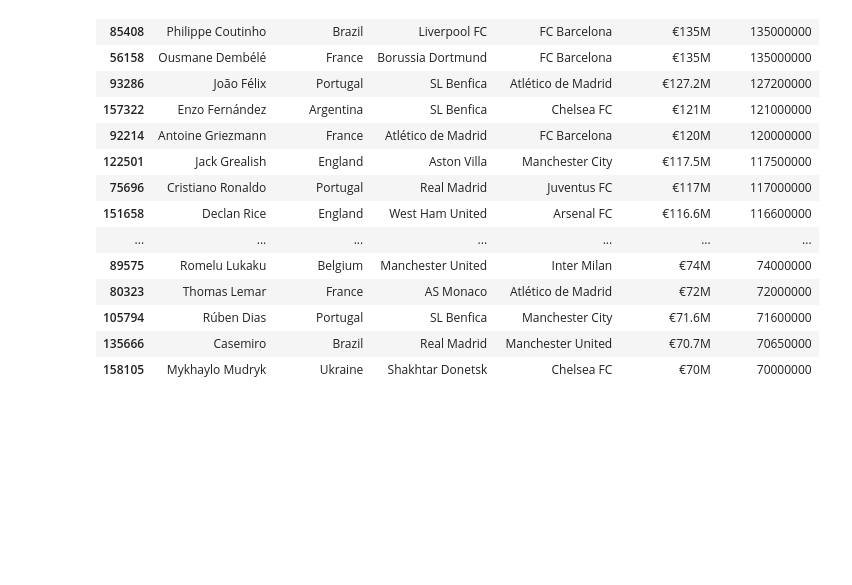
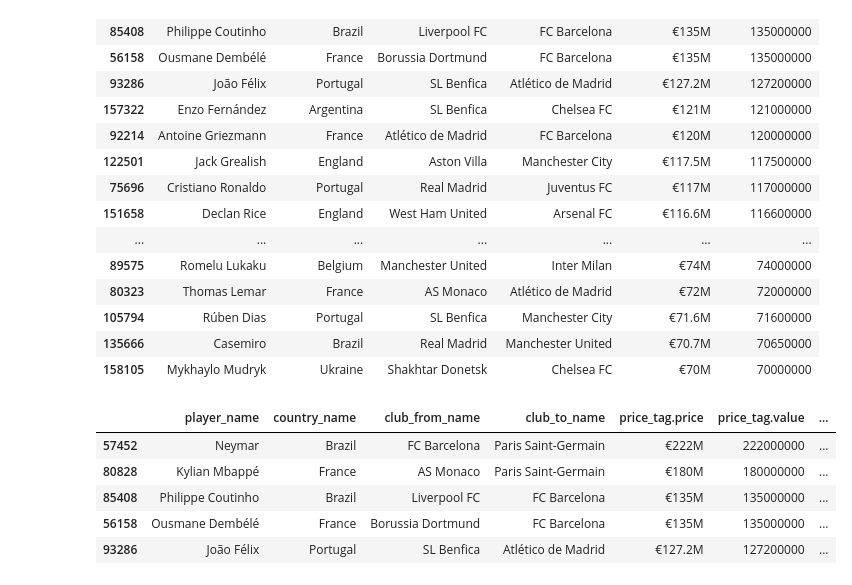
Before and after one commit to Irteza7/football_transfers, a Jupyter notebook: dataview.ipynb, the cells around one changed output. Drawn from its saved outputs; the diff is of its cells as text; code cells hidden in the pictures; blank space fills up the shorter version.

```diff
--- a/dataview.ipynb
+++ b/dataview.ipynb
@@ -80,3 +80,21 @@ top_50_transfers[['player_name', 'country_name', 'club_from_name', 'club_to_name
 | 105794 | Rúben Dias | Portugal | SL Benfica | Manchester City | €71.6M | 71600000 |
 | 135666 | Casemiro | Brazil | Real Madrid | Manchester United | €70.7M | 70650000 |
 | 158105 | Mykhaylo Mudryk | Ukraine | Shakhtar Donetsk | Chelsea FC | €70M | 70000000 |
+# %%
+# Extract the transfer year from the date_transfer column
+df_cleaned['transfer_year'] = pd.to_datetime(df_cleaned['date_transfer']).dt.year
+
+# Add transfer_year to the top 50 transfers DataFrame
+top_50_transfers['transfer_year'] = df_cleaned['transfer_year']
+
+# Display the top 50 transfers with the transfer year
+top_50_transfers_with_year = top_50_transfers[['player_name', 'country_name', 'club_from_name', 'club_to_name', 'price_tag.price', 'price_tag.value', 'transfer_year']]
+
+top_50_transfers_with_year.head()  # Displaying the top 5 for brevity, but the whole list has been updated.
+# %% [output]
+|  | player_name | country_name | club_from_name | club_to_name | price_tag.price | price_tag.value | ... |
+| 57452 | Neymar | Brazil | FC Barcelona | Paris Saint-Germain | €222M | 222000000 | ... |
+| 80828 | Kylian Mbappé | France | AS Monaco | Paris Saint-Germain | €180M | 180000000 | ... |
+| 85408 | Philippe Coutinho | Brazil | Liverpool FC | FC Barcelona | €135M | 135000000 | ... |
+| 56158 | Ousmane Dembélé | France | Borussia Dortmund | FC Barcelona | €135M | 135000000 | ... |
+| 93286 | João Félix | Portugal | SL Benfica | Atlético de Madrid | €127.2M | 127200000 | ... |
```
Also changed, not shown: parts of 8 cells of this notebook.
